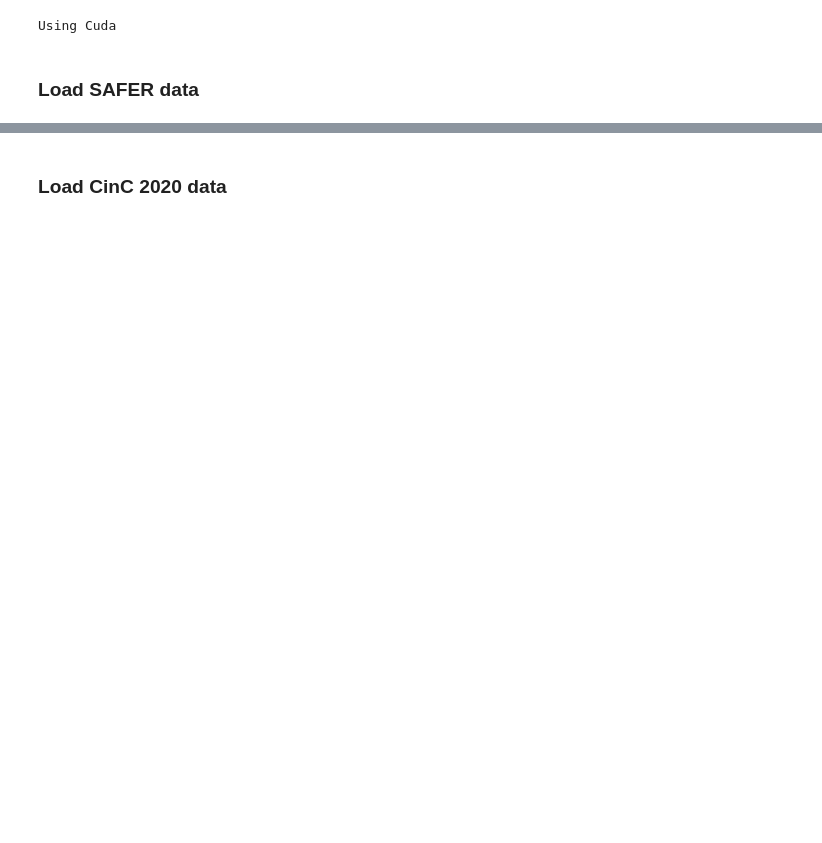
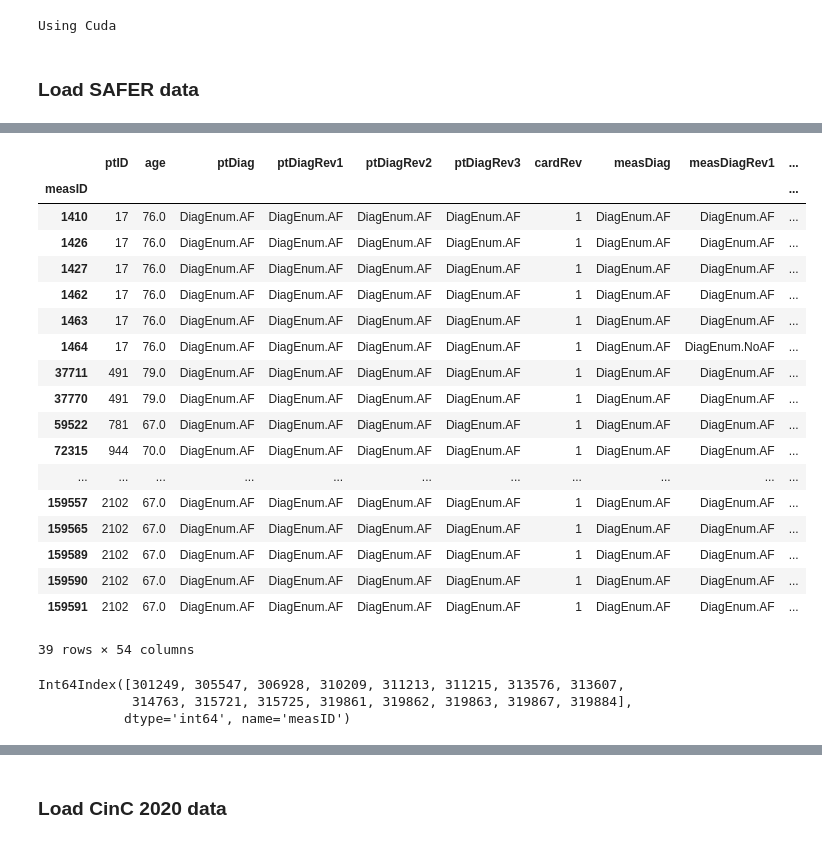
Before and after one commit to daniel347/ecg-signal-quality, a Jupyter notebook: Transformer.ipynb, the cells around one changed output, grey strips where cells are left out. Saved outputs shown, nothing was run; the diff lists cells and outputs as text; code cells hidden in the pictures; blank space fills up the shorter version.

```diff
--- a/Transformer.ipynb
+++ b/Transformer.ipynb
@@ -104,4 +90,4 @@ def load_feas1_chunk_range(chunk_range=(0, num_chunks)):
 
     return feas1_ecg_data, feas1_pt_data
 # %%
-feas1_ecg_data, feas1_pt_data = load_feas1_chunk_range((0, num_chunks))
+feas1_ecg_data_test, feas1_pt_data_test = load_feas1_chunk_range((0, num_chunks))
@@ -107,0 +104,5 @@ feas1_ecg_data, feas1_pt_data = load_feas1_chunk_range((0, num_chunks))
+# %%
+# feas1_pt_data, feas1_ecg_data = prepare_safer_data(feas1_pt_data_test, feas1_ecg_data_test)
+feas1_ecg_data_test = feas1_ecg_data[feas1_ecg_data["ptID"].isin(test_pts["ptID"])]
+# %%
+feas1_ecg_data, feas1_pt_data = feas1_ecg_data_test, feas1_pt_data_test
@@ -108,9 +122,15 @@ feas1_ecg_data, feas1_pt_data = load_feas1_chunk_range((0, num_chunks))
 # %%
 def prepare_safer_data(pt_data, ecg_data):
-    ecg_data = ecg_data[ecg_data["length"] == 9120]
+    if "length" in ecg_data:
+        ecg_data = ecg_data[ecg_data["length"] == 9120]
+
     ecg_data = ecg_data[ecg_data["measDiag"] != DiagEnum.PoorQuality]
-    ecg_Data = ecg_data[ecg_data["tag_orig_Poor_Quality"] == 0]
+    # ecg_data = ecg_data[ecg_data["tag_orig_Poor_Quality"] == 0]
 
+    ecg_data = ecg_data[ecg_data["rri_len"] > 5]
+
+
+    pt_data.index = pt_data["ptID"]
     ecg_data = SAFERDataset.generate_af_class_labels(ecg_data)
     pt_data = SAFERDataset.add_ecg_class_counts(pt_data, ecg_data)
 
@@ -165,3 +173,31 @@ plt.show()
+# %%
+safer_ecg_data[(safer_ecg_data["heartrate"] > 120) & (safer_ecg_data["class_index"] == 1)]
+# %% [output]
+|  | ptID | age | ptDiag | ptDiagRev1 | ptDiagRev2 | ptDiagRev3 | cardRev | measDiag | measDiagRev1 | ... |
+| measID |  |  |  |  |  |  |  |  |  | ... |
+| 1410 | 17 | 76.0 | DiagEnum.AF | DiagEnum.AF | DiagEnum.AF | DiagEnum.AF | 1 | DiagEnum.AF | DiagEnum.AF | ... |
+| 1426 | 17 | 76.0 | DiagEnum.AF | DiagEnum.AF | DiagEnum.AF | DiagEnum.AF | 1 | DiagEnum.AF | DiagEnum.AF | ... |
+| 1427 | 17 | 76.0 | DiagEnum.AF | DiagEnum.AF | DiagEnum.AF | DiagEnum.AF | 1 | DiagEnum.AF | DiagEnum.AF | ... |
+| 1462 | 17 | 76.0 | DiagEnum.AF | DiagEnum.AF | DiagEnum.AF | DiagEnum.AF | 1 | DiagEnum.AF | DiagEnum.AF | ... |
+| 1463 | 17 | 76.0 | DiagEnum.AF | DiagEnum.AF | DiagEnum.AF | DiagEnum.AF | 1 | DiagEnum.AF | DiagEnum.AF | ... |
+| 1464 | 17 | 76.0 | DiagEnum.AF | DiagEnum.AF | DiagEnum.AF | DiagEnum.AF | 1 | DiagEnum.AF | DiagEnum.NoAF | ... |
+| 37711 | 491 | 79.0 | DiagEnum.AF | DiagEnum.AF | DiagEnum.AF | DiagEnum.AF | 1 | DiagEnum.AF | DiagEnum.AF | ... |
+| 37770 | 491 | 79.0 | DiagEnum.AF | DiagEnum.AF | DiagEnum.AF | DiagEnum.AF | 1 | DiagEnum.AF | DiagEnum.AF | ... |
+| 59522 | 781 | 67.0 | DiagEnum.AF | DiagEnum.AF | DiagEnum.AF | DiagEnum.AF | 1 | DiagEnum.AF | DiagEnum.AF | ... |
+| 72315 | 944 | 70.0 | DiagEnum.AF | DiagEnum.AF | DiagEnum.AF | DiagEnum.AF | 1 | DiagEnum.AF | DiagEnum.AF | ... |
+| ... | ... | ... | ... | ... | ... | ... | ... | ... | ... | ... |
+| 159557 | 2102 | 67.0 | DiagEnum.AF | DiagEnum.AF | DiagEnum.AF | DiagEnum.AF | 1 | DiagEnum.AF | DiagEnum.AF | ... |
+| 159565 | 2102 | 67.0 | DiagEnum.AF | DiagEnum.AF | DiagEnum.AF | DiagEnum.AF | 1 | DiagEnum.AF | DiagEnum.AF | ... |
+| 159589 | 2102 | 67.0 | DiagEnum.AF | DiagEnum.AF | DiagEnum.AF | DiagEnum.AF | 1 | DiagEnum.AF | DiagEnum.AF | ... |
+| 159590 | 2102 | 67.0 | DiagEnum.AF | DiagEnum.AF | DiagEnum.AF | DiagEnum.AF | 1 | DiagEnum.AF | DiagEnum.AF | ... |
+| 159591 | 2102 | 67.0 | DiagEnum.AF | DiagEnum.AF | DiagEnum.AF | DiagEnum.AF | 1 | DiagEnum.AF | DiagEnum.AF | ... |
+39 rows × 54 columns
+# %%
+print(safer_ecg_data[safer_ecg_data["measDiag"] == DiagEnum.AF].index)
+# %% [output]
+Int64Index([301249, 305547, 306928, 310209, 311213, 311215, 313576, 313607,
+            314763, 315721, 315725, 319861, 319862, 319863, 319867, 319884],
+           dtype='int64', name='measID')
 # %%
 # Cut out high and low heartrates - I dont think this makes a difference so havent been doing it mostly
 safer_ecg_data = safer_ecg_data[(safer_ecg_data["heartrate"] < 120) & (safer_ecg_data["heartrate"] > 50)]
```
Also changed, not shown: parts of 54 cells of this notebook, 4 other files.
